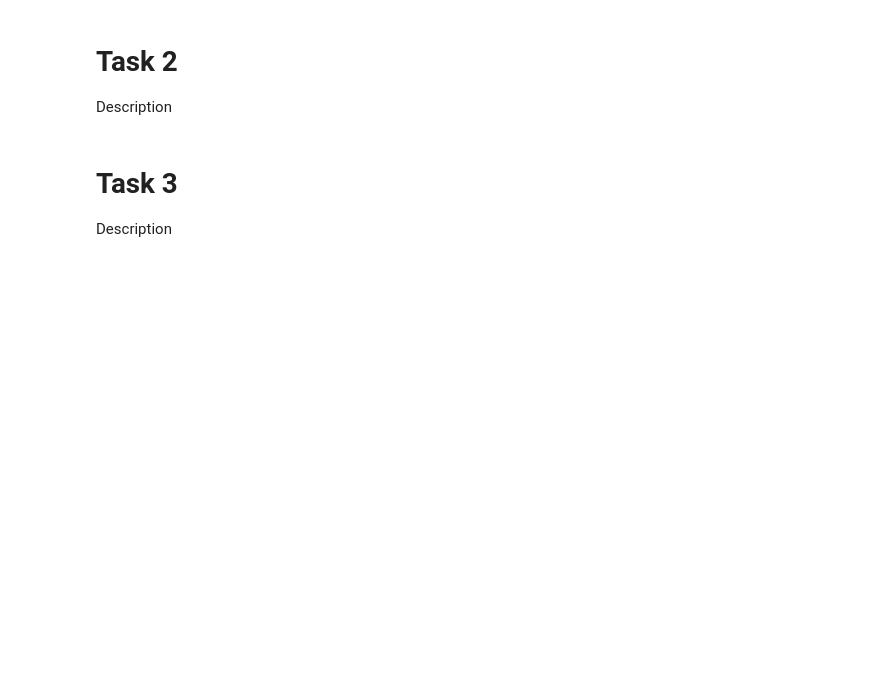
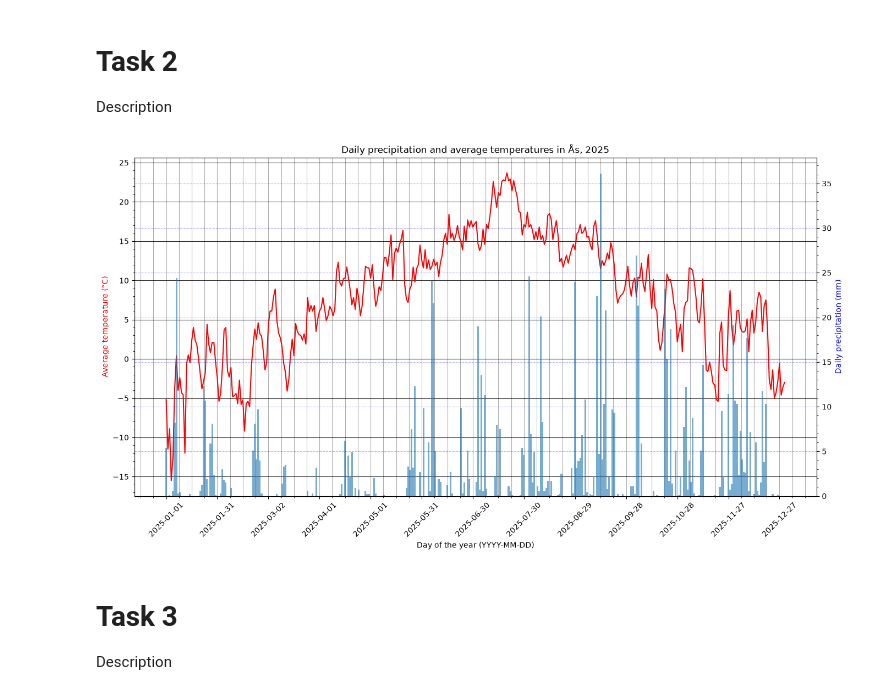
Before and after one commit to NickNack124/INF201-group-deliverable-1, a Jupyter notebook: deliverable_answers.ipynb, the cells around one changed output. Drawn from its saved outputs; the diff is of its cells as text; code cells hidden in the pictures; blank space fills up the shorter version.

```diff
--- a/deliverable_answers.ipynb
+++ b/deliverable_answers.ipynb
@@ -45,7 +64,42 @@ plt.grid(True)
 # Task 2
 Description
 # %%
-#
+# Impoert new variable
+parameters = {
+ 'sources': 'SN17850',
+ 'elements': 'sum(precipitation_amount P1D)',
+ 'referencetime': '2025-01-01/2025-12-31',
+}
+frost_response = requests.get(endpoint, parameters, auth=(frost_id, ""))
+assert frost_response.status_code == 200
+
+# Add data to the dataframe
+frost_payload = frost_response.json()
+wthr_data_df["Precip_sum"] = [entry['observations'][0]['value']
+                              for entry in frost_payload['data']]
+
+# Plotting
+fig, ax1 = plt.subplots(figsize=(16, 8))
+
+ax1.plot(wthr_data_df['Time'], wthr_data_df['T_avg'], color="r")
+ax1.set_xticks(pd.date_range(start='2025-01-01', end='2025-12-31', freq='D')[::30])
+ax1.set_xlabel("Day of the year (YYYY-MM-DD)")
+ax1.tick_params(axis='x', labelrotation=45)
+ax1.set_ylabel("Average temperature (°C)", color="r")
+ax1.grid(True, axis="x", which="both")
+ax1.grid(True, axis="y", which="major", color="black", alpha=0.8)
+ax1.minorticks_on()
+
+ax2 = ax1.twinx()
+ax2.bar(wthr_data_df['Time'], wthr_data_df['Precip_sum'], width=1, alpha=0.6)
+ax2.set_ylabel("Daily precipitation (mm)", color="b")
+ax2.grid(True, axis="y", which="major", color="b", linestyle="--", alpha=0.3)
+ax2.minorticks_on()
+
+plt.title("Daily precipitation and average temperatures in Ås, 2025")
+plt.show()
+# %% [output]
+[figure, added]
 # %% [markdown]
 # Task 3
 Description
```
Also changed, not shown: parts of 4 cells of this notebook, 1 other file.
